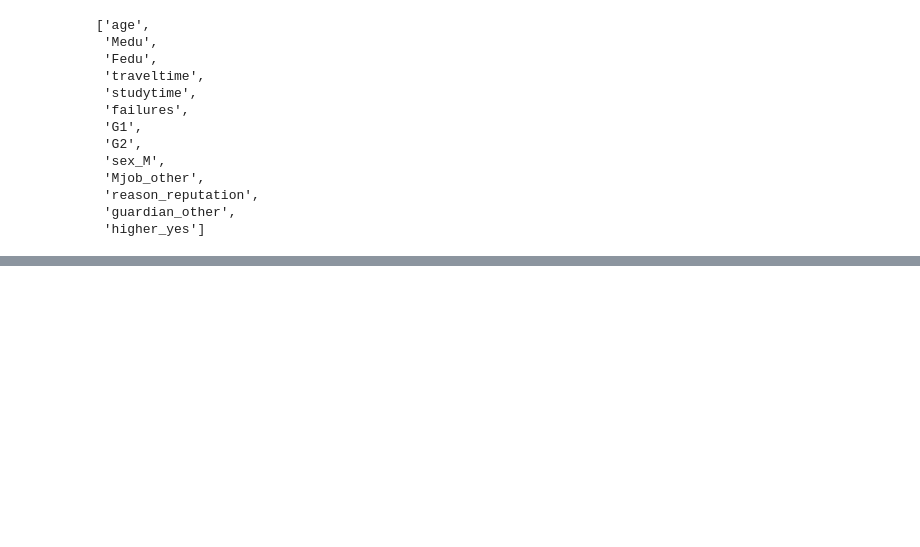
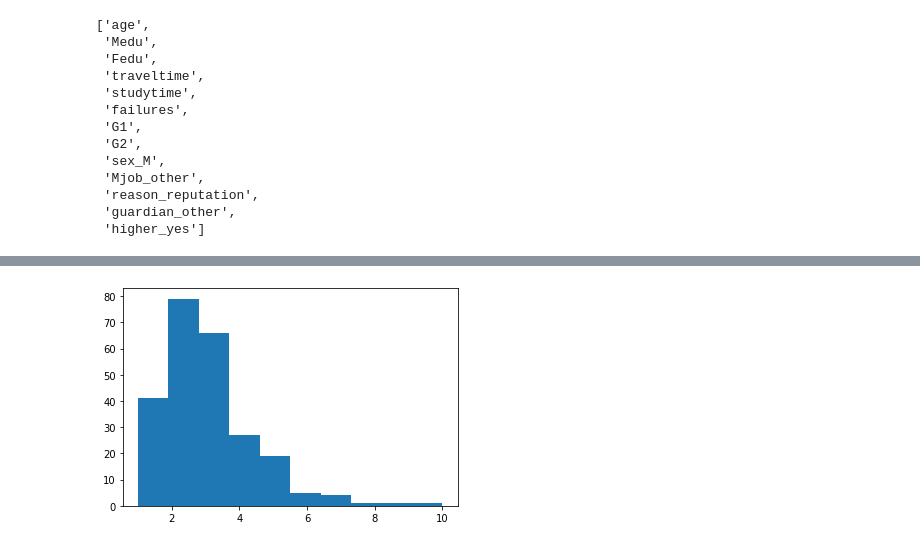
Before and after one commit to adam-gomez/regression-exercises, a Jupyter notebook: feature_engineering.ipynb, the cells around one changed output, grey strips where cells are left out. Cells and saved outputs as stored; diff of their text form; code cells hidden in the pictures; blank space fills up the shorter version.

```diff
--- a/feature_engineering_mag.ipynb
+++ b/feature_engineering.ipynb
@@ -488,0 +494,4 @@ X_reduced_scaled.columns.tolist() # Features selected using SelectKBest
+# %%
+from pydataset import data
+df_tips = data("tips")
+df_tips.head()
@@ -488,0 +505,5 @@ X_reduced_scaled.columns.tolist() # Features selected using SelectKBest
+# %%
+plt.hist(df_tips.tip)
+plt.show()
+# %% [output]
+[figure, added]
```
Also changed, not shown: parts of 44 cells of this notebook.
